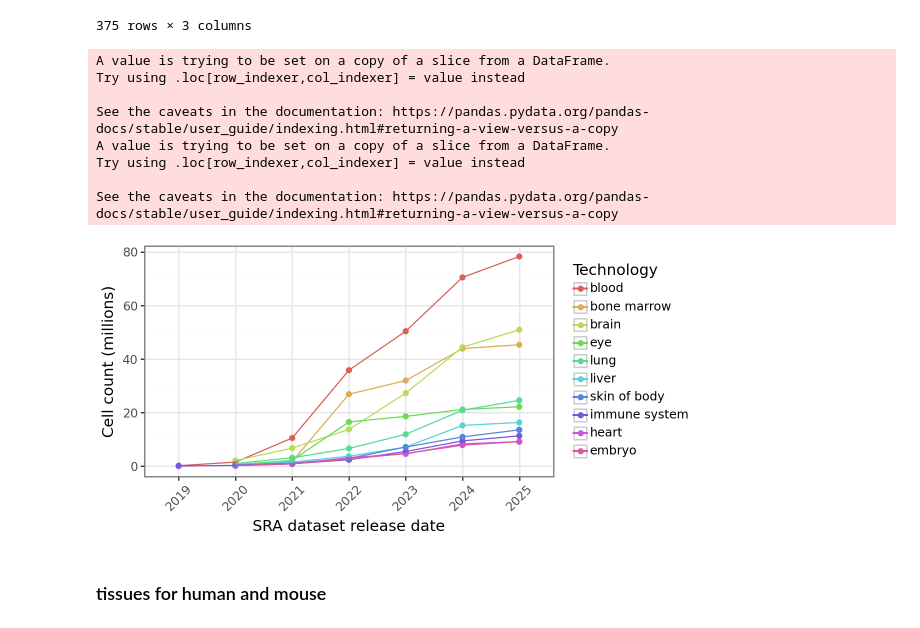
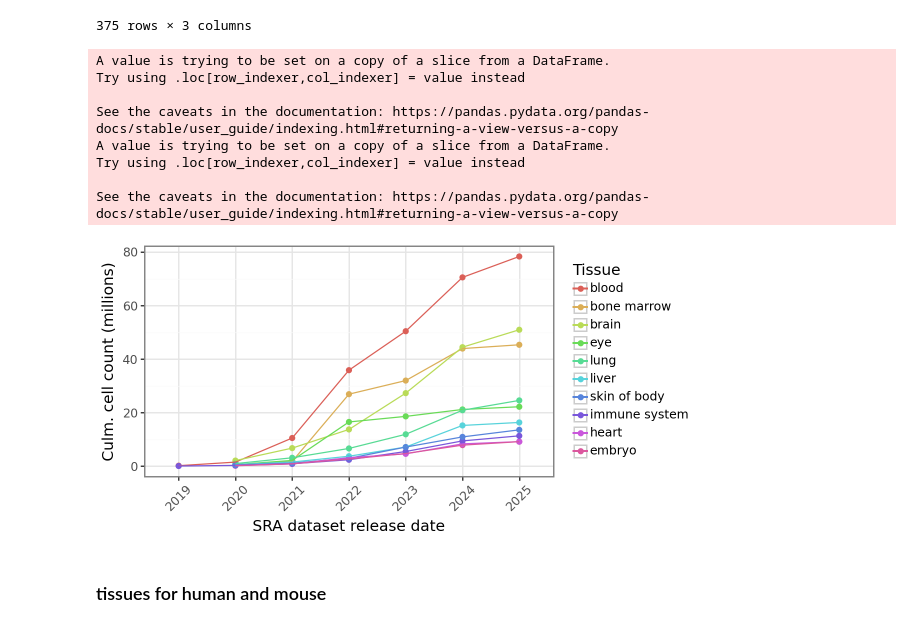
Before and after one commit to ArcInstitute/scBaseCount_analysis, a Jupyter notebook: notebooks/sra_cells-by-time.ipynb, the cells around one changed output. Drawn from its saved outputs; the diff is of its cells as text; code cells hidden in the pictures.

Commit message:
updated sra-by-time plots

```diff
--- a/notebooks/sra_cells-by-time.ipynb
+++ b/notebooks/sra_cells-by-time.ipynb
@@ -606,36 +612,36 @@ p = (
     pn.ggplot(
         df,
         pn.aes(x="release_date_year", y="estimated_number_of_cells", color="tissue_category")
     ) +
     pn.geom_point() +
     pn.geom_line(pn.aes(group="tissue_category")) +
     #pn.scale_y_log10() +
     pn.labs(
         x = "SRA dataset release date",
-        y = "Cell count (millions)",
-        color = "Technology",
+        y = "Culm. cell count (millions)",
+        color = "Tissue",
     ) +
     pn.theme_bw() +
     pn.theme(
         figure_size=(6, 3),
         axis_text_x=pn.element_text(angle=45, hjust=0.95),
         legend_key_size=11,  # Reduce legend key size (default is around 20)
     ) +
     pn.guides(
         color=pn.guide_legend(ncol=1)
     )
 )
 p
 # %% [output]
 A value is trying to be set on a copy of a slice from a DataFrame.
 Try using .loc[row_indexer,col_indexer] = value instead
 
 See the caveats in the documentation: https://pandas.pydata.org/pandas-docs/stable/user_guide/indexing.html#returning-a-view-versus-a-copy
 A value is trying to be set on a copy of a slice from a DataFrame.
 Try using .loc[row_indexer,col_indexer] = value instead
 
 See the caveats in the documentation: https://pandas.pydata.org/pandas-docs/stable/user_guide/indexing.html#returning-a-view-versus-a-copy
-[figure, old version]
+[figure, new version]
 # %%
 # save as svg
 outfile = base_dir / "figures" / "sra_cells-by-time_tissues.svg"
```
Also changed, not shown: parts of 28 cells of this notebook.
